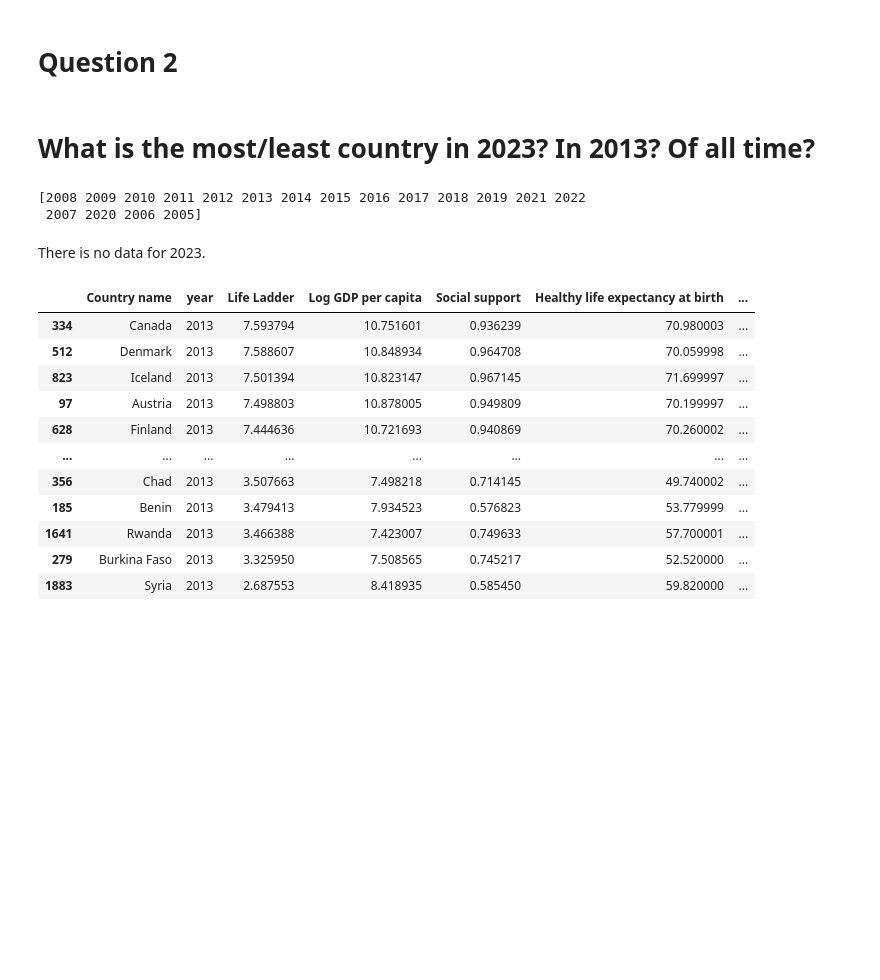
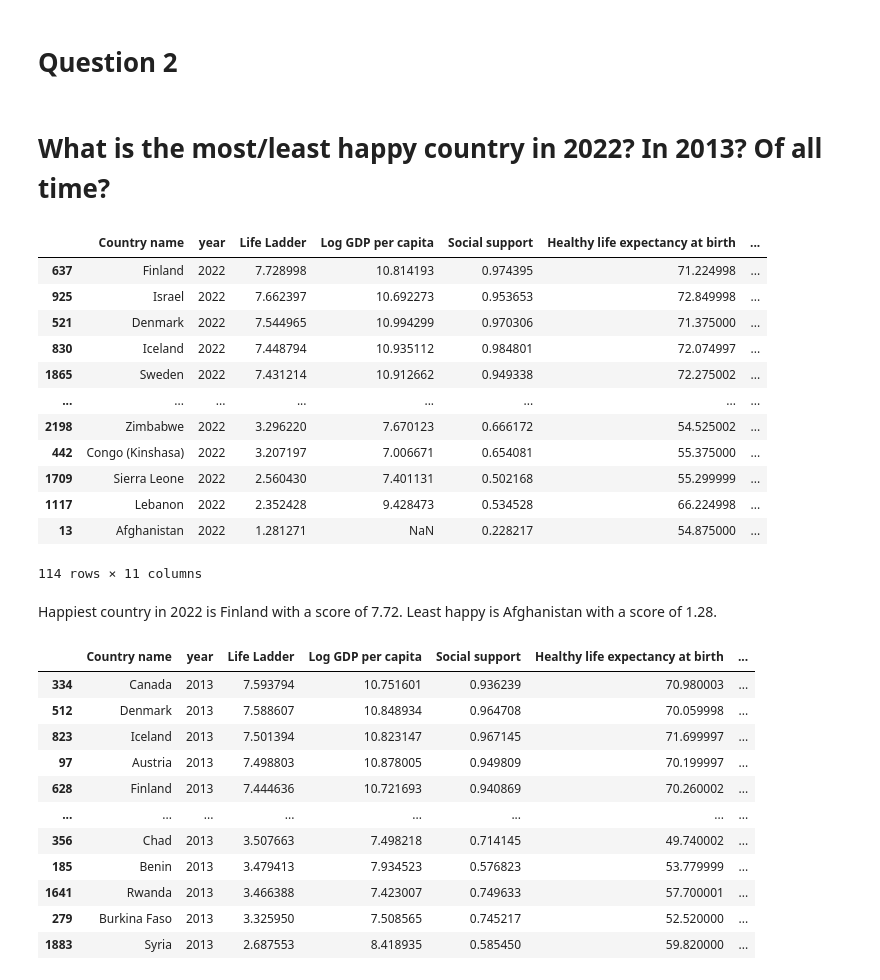
Before and after one commit to USFCA-CS663-Spring2024/happiness-laurencelo1, a Jupyter notebook: Happiness - Assignment 1 - CS 663 (Machine Learning).ipynb, the cells around one changed output. Cells and saved outputs as stored; diff of their text form; code cells hidden in the pictures; blank space fills up the shorter version.

```diff
--- a/Happiness - Assignment 1 - CS 663 (Machine Learning).ipynb
+++ b/Happiness - Assignment 1 - CS 663 (Machine Learning).ipynb
@@ -127,14 +155,26 @@ sns.heatmap(df.drop('Country name', axis=1).corr(), annot=True)
 # %% [markdown]
 # Question 2
 # %% [markdown]
-# What is the most/least country in 2023? In 2013? Of all time?
+# What is the most/least happy  country in 2022? In 2013? Of all time?
-# %%
-print(df['year'].unique())
-# %% [output]
-[2008 2009 2010 2011 2012 2013 2014 2015 2016 2017 2018 2019 2021 2022
- 2007 2020 2006 2005]
-# %% [markdown]
-There is no data for 2023.
+# %%
+d2022 = df[df['year'] == 2022]
+d2022.sort_values(by='Life Ladder', ascending=False)
+# %% [output]
+|  | Country name | year | Life Ladder | Log GDP per capita | Social support | Healthy life expectancy at birth | ... |
+| 637 | Finland | 2022 | 7.728998 | 10.814193 | 0.974395 | 71.224998 | ... |
+| 925 | Israel | 2022 | 7.662397 | 10.692273 | 0.953653 | 72.849998 | ... |
+| 521 | Denmark | 2022 | 7.544965 | 10.994299 | 0.970306 | 71.375000 | ... |
+| 830 | Iceland | 2022 | 7.448794 | 10.935112 | 0.984801 | 72.074997 | ... |
+| 1865 | Sweden | 2022 | 7.431214 | 10.912662 | 0.949338 | 72.275002 | ... |
+| ... | ... | ... | ... | ... | ... | ... | ... |
+| 2198 | Zimbabwe | 2022 | 3.296220 | 7.670123 | 0.666172 | 54.525002 | ... |
+| 442 | Congo (Kinshasa) | 2022 | 3.207197 | 7.006671 | 0.654081 | 55.375000 | ... |
+| 1709 | Sierra Leone | 2022 | 2.560430 | 7.401131 | 0.502168 | 55.299999 | ... |
+| 1117 | Lebanon | 2022 | 2.352428 | 9.428473 | 0.534528 | 66.224998 | ... |
+| 13 | Afghanistan | 2022 | 1.281271 | NaN | 0.228217 | 54.875000 | ... |
+114 rows × 11 columns
+# %% [markdown]
+Happiest country in 2022 is Finland with a score of 7.72. Least happy is Afghanistan with a score of 1.28.
 # %%
 d2013 = df[df['year'] == 2013]
 d2013.sort_values(by='Life Ladder', ascending=False)
```
Also changed, not shown: parts of 12 cells of this notebook.
